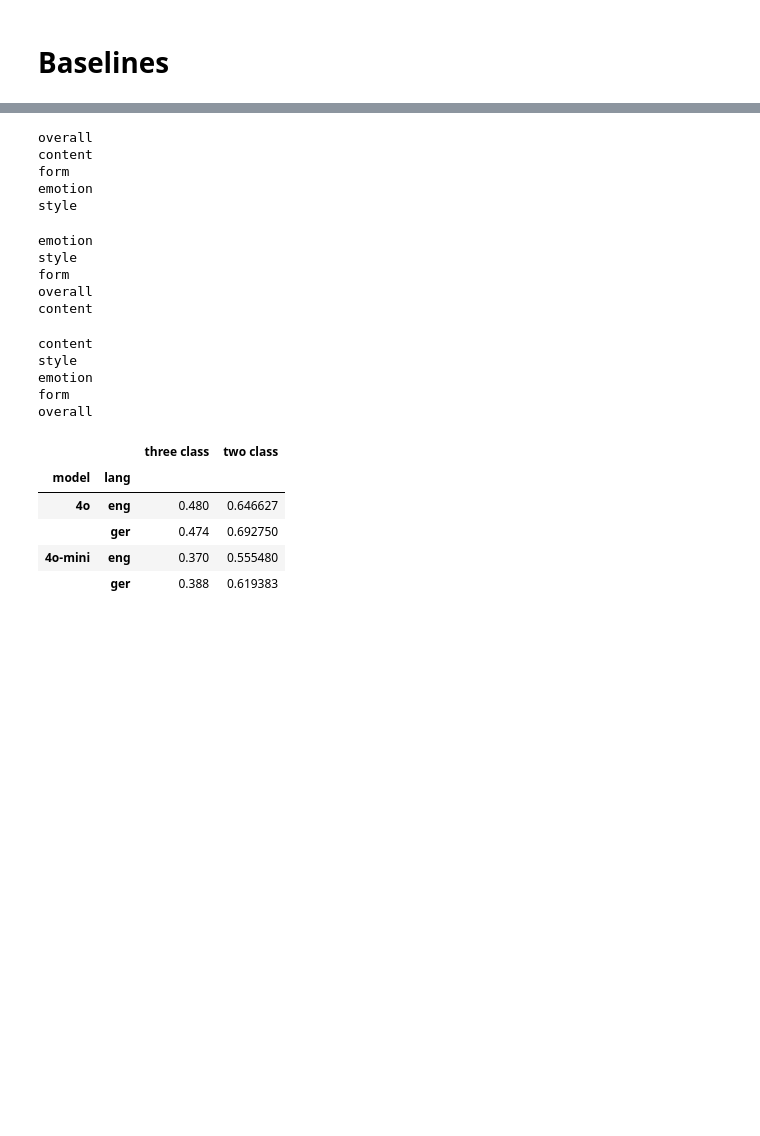
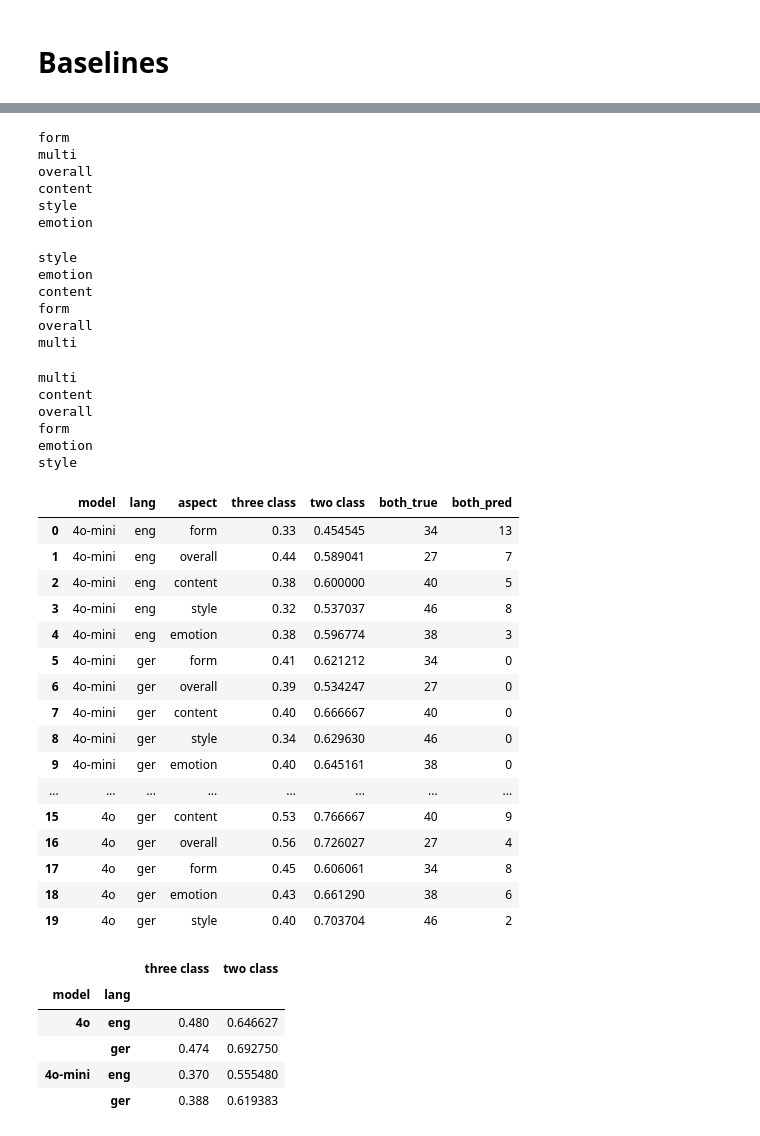
Before and after one commit to LeKonArD/DH25_LLM_poemsim, a Jupyter notebook: Evaluation.ipynb, the cells around one changed output, grey strips where cells are left out. Saved outputs shown, nothing was run; the diff lists cells and outputs as text; code cells hidden in the pictures; blank space fills up the shorter version.

Commit message:
Add "count both" evaluation

```diff
--- a/Evaluation.ipynb
+++ b/Evaluation.ipynb
@@ -54,8 +61,11 @@ files = [x for x in os.listdir("results") if x.startswith("ger_baseline_mini")]
 
 for fname in files:
 
-    aspect = re.sub(".*\_|\.tsv", "", fname)
+    aspect = re.sub(r".*\_|\.tsv", "", fname)
     print(aspect)
+    if aspect == "multi":
+        continue
+
     data = pd.read_csv("results/"+fname, sep="\t")
     data["pred"] = data.answer.apply(lambda x: gpt_trans[x[-1]])
     true = dataset[transdict[aspect]]
@@ -65,26 +75,33 @@ for fname in files:
     eval_frame["true"] = true
     eval_frame["pred"] = list(data["pred"])
 
+    both_true = eval_frame[eval_frame["true"] == 2].shape[0]
+    both_pred = eval_frame[eval_frame["pred"] == 2].shape[0]
+
     three_class = accuracy_score(eval_frame["true"], eval_frame["pred"])
 
     eval_frame = eval_frame[eval_frame.true != 2]
 
     two_class = accuracy_score(eval_frame["true"], eval_frame["pred"])
 
-    logger.append(["4o-mini","ger", three_class, two_class])
+    logger.append(["4o-mini","ger", aspect, three_class, two_class, both_true, both_pred])
 # %% [output]
+form
+multi
 overall
 content
-form
+style
 emotion
-style
 # %%
 files = [x for x in os.listdir("results") if x.startswith("eng_baseline_4o")]
 
 for fname in files:
 
-    aspect = re.sub(".*\_|\.tsv", "", fname)
+    aspect = re.sub(r".*\_|\.tsv", "", fname)
     print(aspect)
+    if aspect == "multi":
+        continue
+
     data = pd.read_csv("results/"+fname, sep="\t")
     data["pred"] = data.answer.apply(lambda x: gpt_trans[x[-1]])
     true = dataset[transdict[aspect]]
@@ -94,26 +111,33 @@ for fname in files:
     eval_frame["true"] = true
     eval_frame["pred"] = list(data["pred"])
 
+    both_true = eval_frame[eval_frame["true"] == 2].shape[0]
+    both_pred = eval_frame[eval_frame["pred"] == 2].shape[0]
+
     three_class = accuracy_score(eval_frame["true"], eval_frame["pred"])
 
     eval_frame = eval_frame[eval_frame.true != 2]
 
     two_class = accuracy_score(eval_frame["true"], eval_frame["pred"])
 
-    logger.append(["4o","eng", three_class, two_class])
+    logger.append(["4o","eng", aspect, three_class, two_class, both_true, both_pred])
 # %% [output]
+style
 emotion
-style
+content
 form
 overall
-content
+multi
 # %%
 files = [x for x in os.listdir("results") if x.startswith("ger_baseline_4o")]
 
 for fname in files:
 
-    aspect = re.sub(".*\_|\.tsv", "", fname)
+    aspect = re.sub(r".*\_|\.tsv", "", fname)
     print(aspect)
+    if aspect == "multi":
+        continue
+
     data = pd.read_csv("results/"+fname, sep="\t")
     data["pred"] = data.answer.apply(lambda x: gpt_trans[x[-1]])
     true = dataset[transdict[aspect]]
@@ -123,20 +147,44 @@ for fname in files:
     eval_frame["true"] = true
     eval_frame["pred"] = list(data["pred"])
 
+    both_true = eval_frame[eval_frame["true"] == 2].shape[0]
+    both_pred = eval_frame[eval_frame["pred"] == 2].shape[0]
+
     three_class = accuracy_score(eval_frame["true"], eval_frame["pred"])
 
     eval_frame = eval_frame[eval_frame.true != 2]
 
     two_class = accuracy_score(eval_frame["true"], eval_frame["pred"])
 
-    logger.append(["4o","ger", three_class, two_class])
+    logger.append(["4o","ger", aspect, three_class, two_class, both_true, both_pred])
 # %% [output]
+multi
 content
+overall
+form
+emotion
 style
-emotion
-form
-overall
 # %%
 frame = pd.DataFrame(logger)
-frame.columns = ["model","lang","three class","two class"]
+frame.columns = ["model","lang", "aspect", "three class","two class", "both_true", "both_pred"]
+# %%
+frame
+# %% [output]
+|  | model | lang | aspect | three class | two class | both_true | both_pred |
+| 0 | 4o-mini | eng | form | 0.33 | 0.454545 | 34 | 13 |
+| 1 | 4o-mini | eng | overall | 0.44 | 0.589041 | 27 | 7 |
+| 2 | 4o-mini | eng | content | 0.38 | 0.600000 | 40 | 5 |
+| 3 | 4o-mini | eng | style | 0.32 | 0.537037 | 46 | 8 |
+| 4 | 4o-mini | eng | emotion | 0.38 | 0.596774 | 38 | 3 |
+| 5 | 4o-mini | ger | form | 0.41 | 0.621212 | 34 | 0 |
+| 6 | 4o-mini | ger | overall | 0.39 | 0.534247 | 27 | 0 |
+| 7 | 4o-mini | ger | content | 0.40 | 0.666667 | 40 | 0 |
+| 8 | 4o-mini | ger | style | 0.34 | 0.629630 | 46 | 0 |
+| 9 | 4o-mini | ger | emotion | 0.40 | 0.645161 | 38 | 0 |
+| ... | ... | ... | ... | ... | ... | ... | ... |
+| 15 | 4o | ger | content | 0.53 | 0.766667 | 40 | 9 |
+| 16 | 4o | ger | overall | 0.56 | 0.726027 | 27 | 4 |
+| 17 | 4o | ger | form | 0.45 | 0.606061 | 34 | 8 |
+| 18 | 4o | ger | emotion | 0.43 | 0.661290 | 38 | 6 |
+| 19 | 4o | ger | style | 0.40 | 0.703704 | 46 | 2 |
 # %%
```
Also changed, not shown: parts of 19 cells of this notebook.
